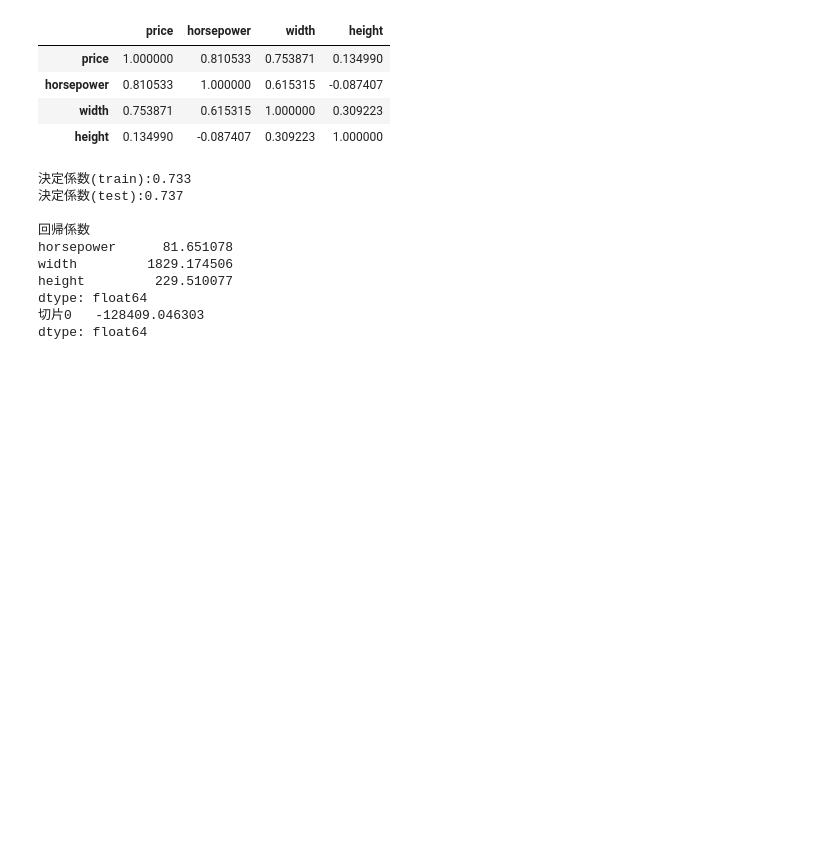
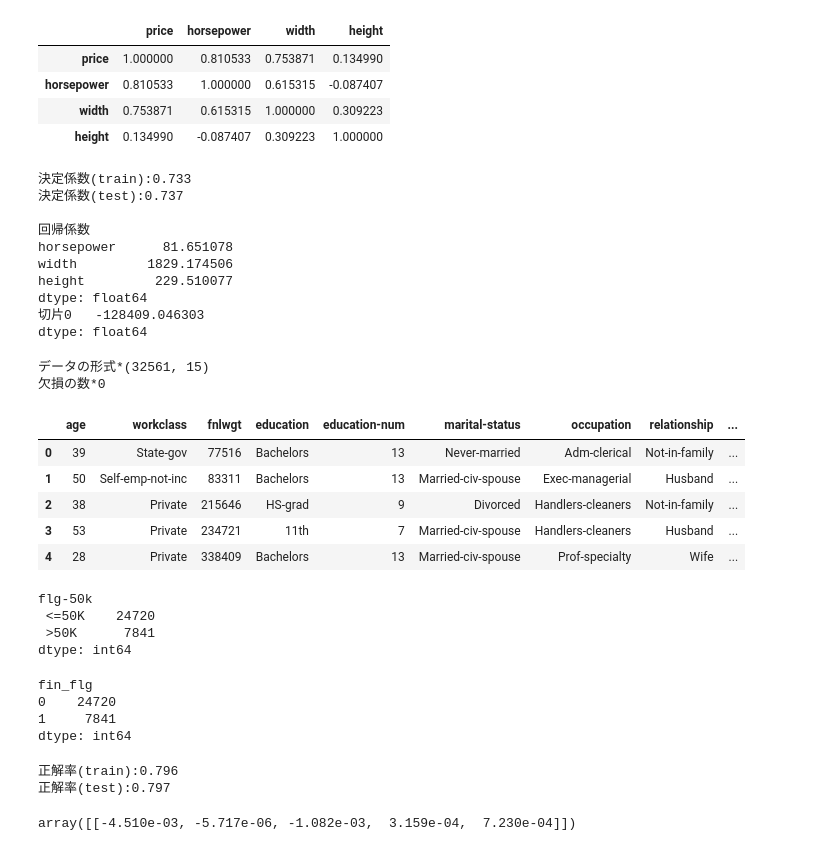
Before and after one commit to stepanve/colaboratory-study, a Jupyter notebook: study3.ipynb, the cells around one changed output. Drawn from its saved outputs; the diff is of its cells as text; code cells hidden in the pictures; blank space fills up the shorter version.

```diff
--- a/study3.ipynb
+++ b/study3.ipynb
@@ -121,3 +121,63 @@ height         229.510077
 dtype: float64
 切片0   -128409.046303
 dtype: float64
+# %%
+import requests, zipfile
+import io
+
+url = 'http://archive.ics.uci.edu/ml/machine-learning-databases/adult/adult.data'
+res = requests.get(url).content
+# %%
+adult = pd.read_csv(io.StringIO(res.decode('utf-8')), header=None)
+adult.columns = ['age', 'workclass', 'fnlwgt', 'education', 'education-num', 'marital-status',
+                 'occupation', 'relationship', 'race', 'sex', 'capital-gain',
+                 'capital-loss', 'hour-per-week', 'native-country', 'flg-50K']
+
+print('データの形式*{}'.format(adult.shape))
+print('欠損の数*{}'.format(adult.isnull().sum().sum()))
+adult.head()
+# %% [output]
+データの形式*(32561, 15)
+欠損の数*0
+|  | age | workclass | fnlwgt | education | education-num | marital-status | occupation | relationship | ... |
+| 0 | 39 | State-gov | 77516 | Bachelors | 13 | Never-married | Adm-clerical | Not-in-family | ... |
+| 1 | 50 | Self-emp-not-inc | 83311 | Bachelors | 13 | Married-civ-spouse | Exec-managerial | Husband | ... |
+| 2 | 38 | Private | 215646 | HS-grad | 9 | Divorced | Handlers-cleaners | Not-in-family | ... |
+| 3 | 53 | Private | 234721 | 11th | 7 | Married-civ-spouse | Handlers-cleaners | Husband | ... |
+| 4 | 28 | Private | 338409 | Bachelors | 13 | Married-civ-spouse | Prof-specialty | Wife | ... |
+# %%
+adult.groupby('flg-50k').size()
+# %% [output]
+flg-50k
+ <=50K    24720
+ >50K      7841
+dtype: int64
+# %%
+adult['fin_flg'] = adult['flg-50K'].map(lambda x: 1 if x ==' >50K' else 0)
+adult.groupby('fin_flg').size()
+# %% [output]
+fin_flg
+0    24720
+1     7841
+dtype: int64
+# %%
+from sklearn.linear_model import LogisticRegression
+from sklearn.model_selection import train_test_split
+
+X = adult[['age', 'fnlwgt', 'education-num', 'capital-gain', 'capital-loss']]
+y = adult['fin_flg']
+
+X_train, X_test, y_train, y_test = train_test_split(X, y, test_size=0.5, random_state=0)
+
+model = LogisticRegression()
+model.fit(X_train, y_train)
+
+print('正解率(train):{:.3f}'.format(model.score(X_train, y_train)))
+print('正解率(test):{:.3f}'.format(model.score(X_test, y_test)))
+# %% [output]
+正解率(train):0.796
+正解率(test):0.797
+# %%
+model.coef_
+# %% [output]
+array([[-4.510e-03, -5.717e-06, -1.082e-03,  3.159e-04,  7.230e-04]])
```
Also changed, not shown: parts of 2 cells of this notebook.
